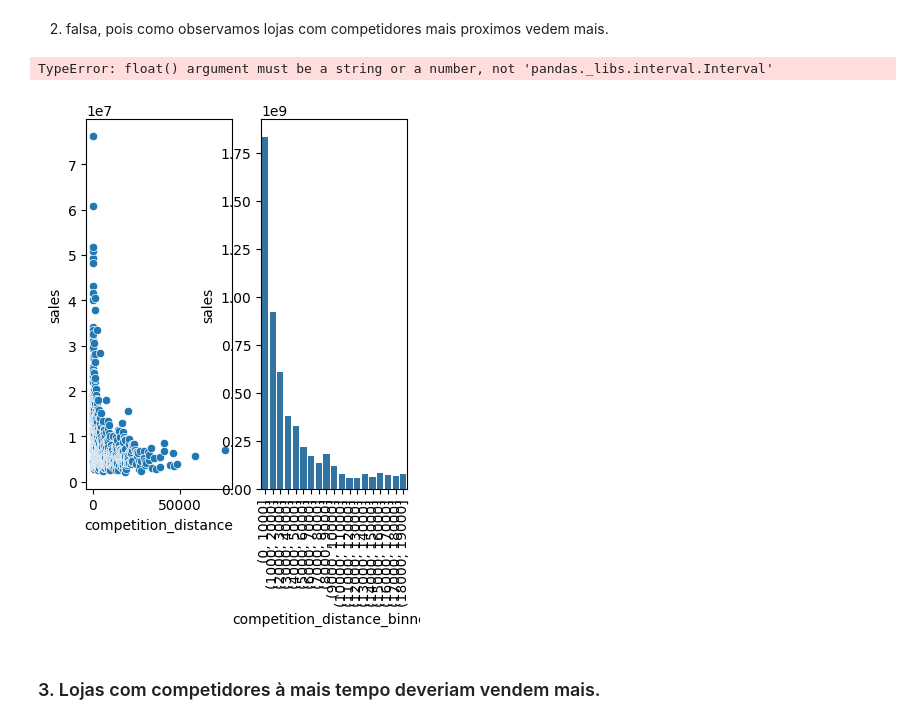
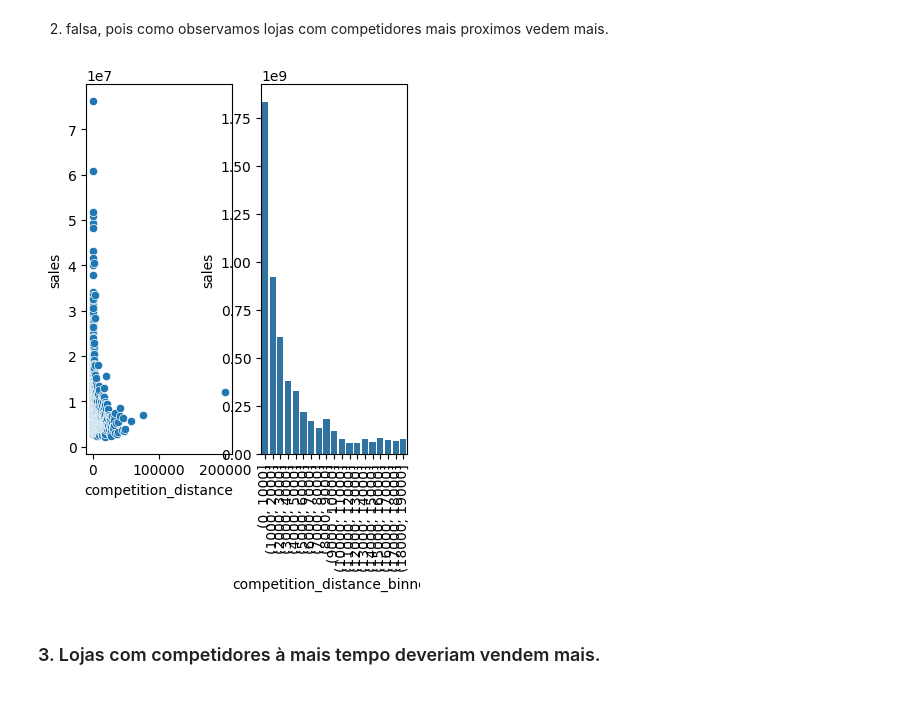
Before and after one commit to LuisFelippeDs/DataScience_em_producao, a Jupyter notebook: DataScience_em_producao/notebooks/lff_m02_v01_store_prediction.ipynb, the cells around one changed output. Cells and saved outputs as stored; diff of their text form; code cells hidden in the pictures.

```diff
--- a/DataScience_em_producao/notebooks/lff_m02_v01_store_prediction.ipynb
+++ b/DataScience_em_producao/notebooks/lff_m02_v01_store_prediction.ipynb
@@ -216,8 +326,10 @@ month_map                               object
 is_promo                                 int64
 dtype: object
 # %%
-df1["competition_open_since_month"] = df1["competition_open_since_month"].astype(int)
-df1["competition_open_since_year"] = df1["competition_open_since_year"].astype(int)
+# competiton
+df1['competition_open_since_month'] = df1['competition_open_since_month'].astype( int )
+df1['competition_open_since_year'] = df1['competition_open_since_year'].astype( int )
 
-df1["promo2_since_week"] = df1["promo2_since_week"].astype(int)
-df1["promo2_since_week"] = df1["promo2_since_week"].astype(int)
+# promo2
+df1['promo2_since_week'] = df1['promo2_since_week'].astype( int )
+df1['promo2_since_year'] = df1['promo2_since_year'].astype( int )
@@ -407,10 +508,11 @@ df2["competition_since"] = df2.apply(lambda x: datetime.datetime(year=x["competi
 df2["compatition_time_month"] = ((df2["date"] - df2["competition_since"] )/30).apply(lambda x: x.days).astype(int)
 
 # promo since
-df2["promo_since"] = df2["promo2_since_year"].astype(str) + "-" + df2["promo2_since_week"].astype(str)
-#df2["promo_since"] = df2["promo_since"].apply(lambda x: datetime.datetime.strptime(x + "-1","%Y-%W-%w") - datetime.timedelta(days=7) )
-#df2["promo_type_week"] = ((df2["date"] - df2["promo_since"]) /7).apply(lambda x: x.days).astype(int)
+df2['promo_since'] = df2['promo2_since_year'].astype(str) + '-' + df2['promo2_since_week'].astype(str)
+df2['promo_since'] = df2['promo_since'].apply(lambda x: datetime.datetime.strptime(x + '-1', '%Y-%W-%w') - datetime.timedelta(days=7))
+df2["promo_time_week"] = ((df2["date"] - df2["promo_since"]) /7).apply(lambda x: x.days).astype(int)
 
+#
 # assortment
 df2["assortment"] = df2["assortment"].apply( lambda x: "basic" if x == "a" else "extra" if x == "b" else "extended" )
 
@@ -635,30 +711,32 @@ aux4.head()
 # %%
 
 aux_1 = df4[["competition_distance", "sales"]].groupby("competition_distance").sum().reset_index()
+
 plt.subplot(1, 3, 1)
 sns.scatterplot(x= "competition_distance", y="sales", data= aux_1);
 
 plt.subplot(1, 3, 2)
-bins = list(np.arange(0, 20000,1000)) # ou seja parte de 0 ate 20k de 1000 em 1000
-
-# agora estou criando uma nova coluna com o metodo cut do pandas
+bins = list(np.arange(0, 20000,1000)) # ou seja parte de 0 ate 20k de 1000 em 1000 # agora estou criando uma nova coluna com o metodo cut do pandas
 aux_1["competition_distance_binned"] = pd.cut(aux_1["competition_distance"], bins=bins)
 aux_2 = aux_1[["competition_distance_binned", "sales"]].groupby("competition_distance_binned").sum().reset_index()
 sns.barplot(x="competition_distance_binned", y="sales", data=aux_2);
 plt.xticks(rotation=90);
 
-aux_1new = aux_1.select_dtypes(include=[np.number])  # Mantém apenas colunas numéricas
-sns.heatmap(aux_1.corr(method="pearson"), annot=True)
-plt.subplot(1, 3, 3)
-sns.heatmap(aux_1new.corr(method="pearson"), annot=True);
+#aux_1new = aux_1.select_dtypes(include=[np.number])  # Mantém apenas colunas numéricas
+
+#plt.subplot(1, 3, 3)
+#sns.heatmap(aux1.corr(method="pearson"), annot=True);
+#bottom, top = x.get_ylim()
+#x.set_ylim(bottom+0.5, top-0.5 );
+#sns.heatmap(aux_1.corr(method="pearson"), annot=True);
+
 
 # pelo o que estamos vendo no grafico é completamente diferente do que acreditavamos, regioes proximas vendem mais
 # falsa a premissa da hipotese.
 
 # quando temos graficos muito granulares podemos usar o scatter
 # %% [output]
-TypeError: float() argument must be a string or a number, not 'pandas._libs.interval.Interval'
-[figure, old version]
+[figure, new version]
 # %% [markdown]
 ### 3. Lojas com competidores à mais tempo deveriam vendem mais.
 # %% [markdown]
```
Also changed, not shown: parts of 83 cells of this notebook, 25 other files.
